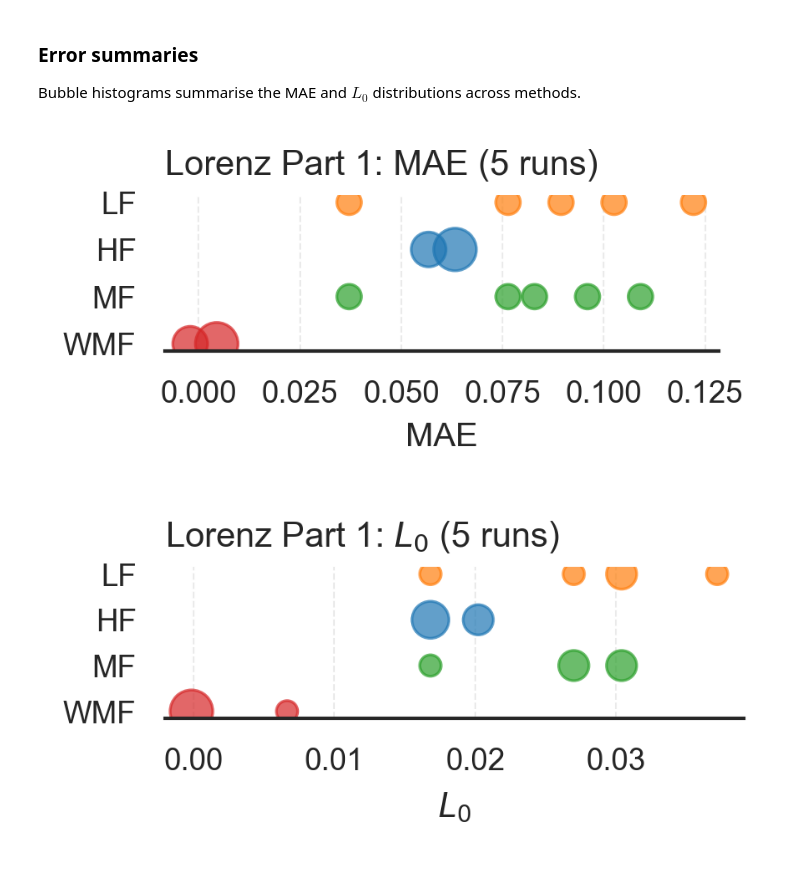
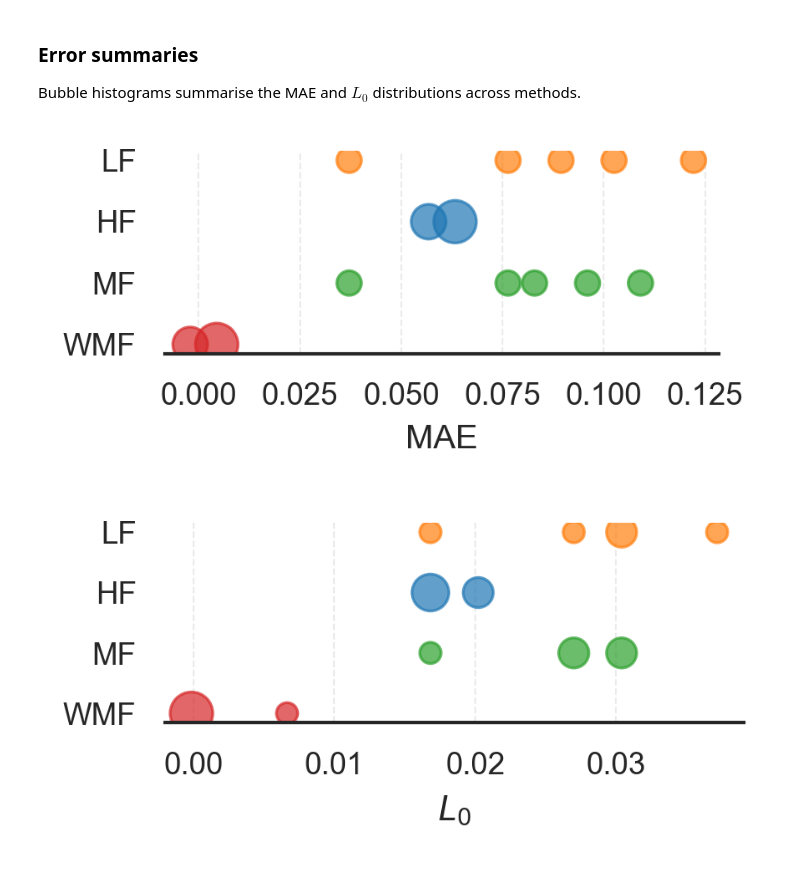
Before and after one commit to filippozacchei/WLS-Sindy, a Jupyter notebook: examples/lorenz/part1.ipynb, the cells around one changed output. Drawn from its saved outputs; the diff is of its cells as text; code cells hidden in the pictures.

```diff
--- a/examples/lorenz/part1.ipynb
+++ b/examples/lorenz/part1.ipynb
@@ -180,26 +142,24 @@ Bubble histograms summarise the MAE and $L_0$ distributions across methods.
 # %%
 method_colors = {m: COLORS_MODELS.get(m, "tab:gray") for m in MODELS}
 labels = ["WMF", "MF", "HF", "LF"]
 
 bubble_hist(
     errors_dict=mae_errors,
-    title=f"Lorenz Part 1: MAE ({cfg.n_runs} runs)",
     xlabel="MAE",
     n_bins=20,
     models_order=PLOT_ORDER,
     colors=method_colors,
     labels=labels,
 )
 
 bubble_hist(
     errors_dict=l0_errors,
-    title=f"Lorenz Part 1: $L_0$ ({cfg.n_runs} runs)",
     xlabel=r"$L_0$",
     n_bins=12,
     models_order=PLOT_ORDER,
     colors=method_colors,
     labels=labels,
 )
 # %% [output]
-[figure, old version]
+[figure, new version]
-[figure, old version]
+[figure, new version]
```
Also changed, not shown: parts of 7 cells of this notebook, 3 other files.
